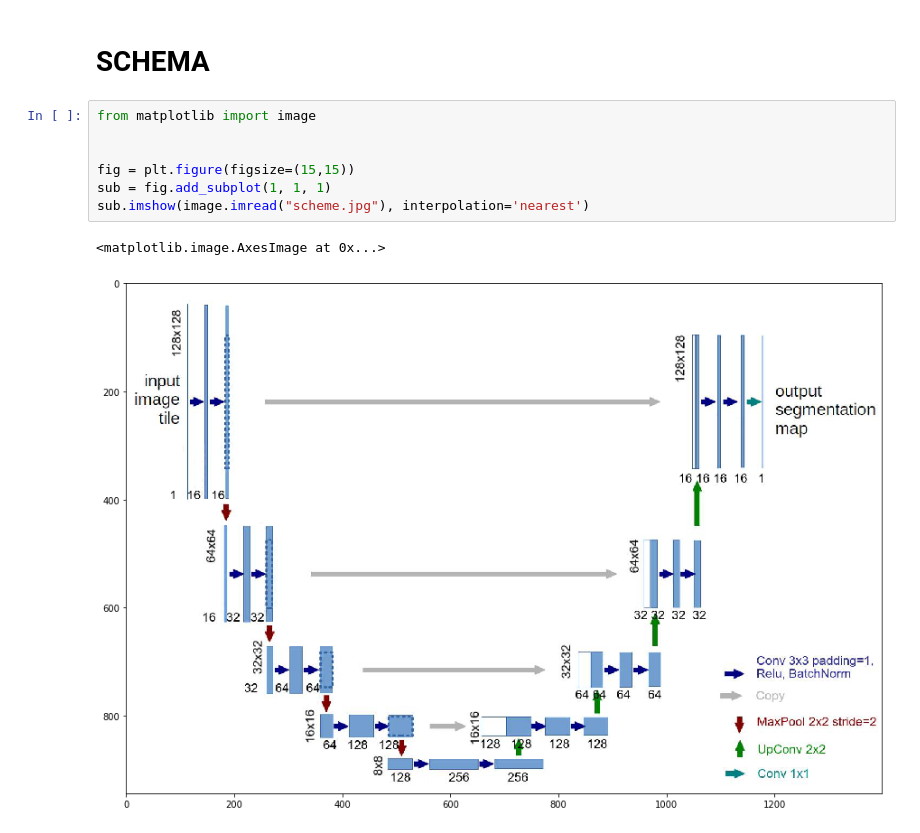
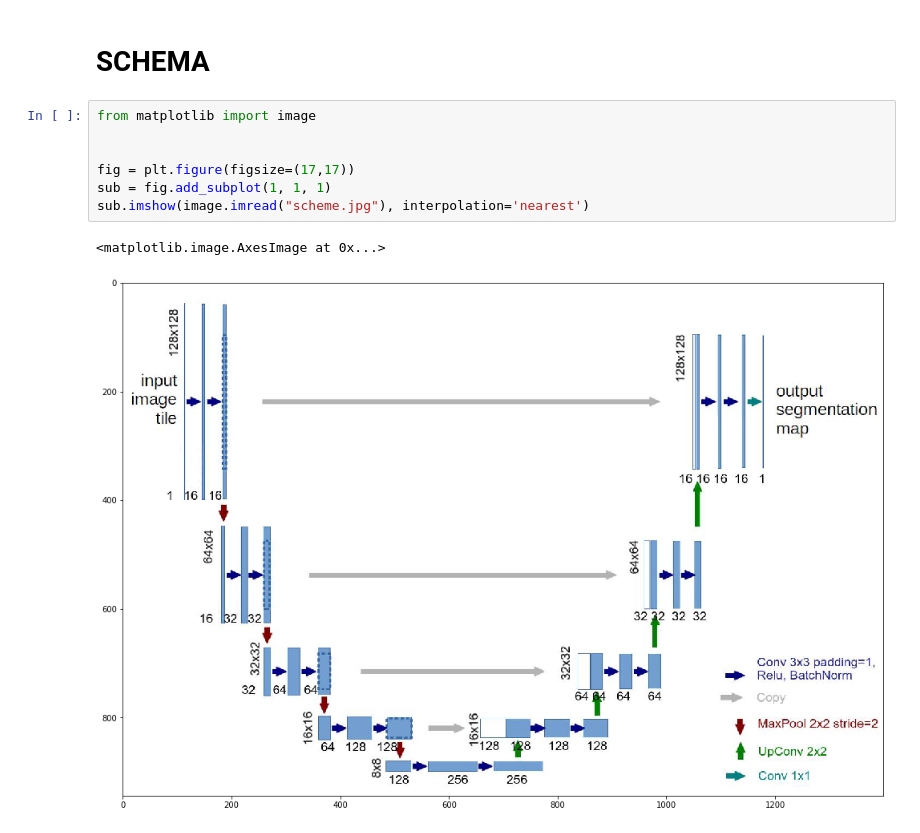
Before and after one commit to kboroszko/NN2, a Jupyter notebook: third_30/third_self_aug_30.ipynb, the cells around one changed output. Saved outputs shown, nothing was run; the diff lists cells and outputs as text.

```diff
--- a/third_30/third_self_aug_30.ipynb
+++ b/third_30/third_self_aug_30.ipynb
@@ -758,10 +763,10 @@ pix 0.4085693359375
 # %%
 from matplotlib import image
 
 
-fig = plt.figure(figsize=(15,15))
+fig = plt.figure(figsize=(17,17))
 sub = fig.add_subplot(1, 1, 1)
 sub.imshow(image.imread("scheme.jpg"), interpolation='nearest')
 # %% [output]
 <matplotlib.image.AxesImage at 0x...>
-[figure, old version]
+[figure, new version]
```
Also changed, not shown: parts of 5 cells of this notebook.
